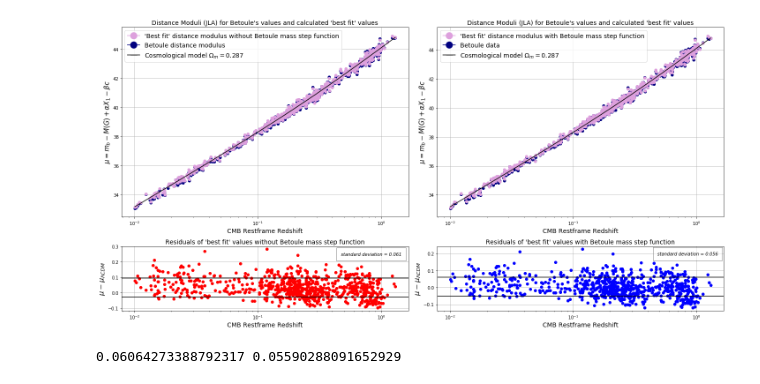
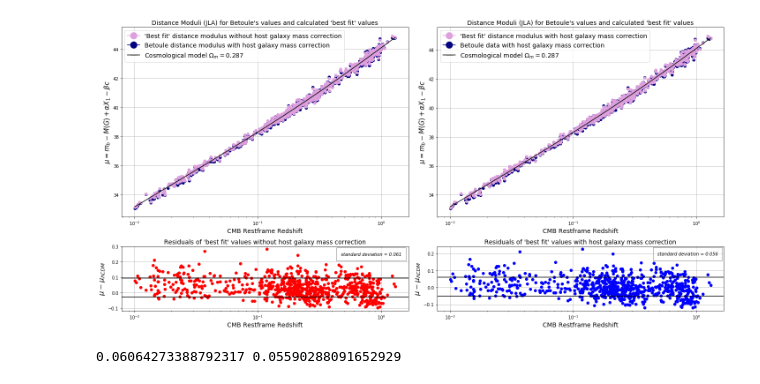
Before and after one commit to KellySkillen/Supernovae, a Jupyter notebook: Comparing Curve Fit (JLA).ipynb, the cells around one changed output. Drawn from its saved outputs; the diff is of its cells as text; code cells hidden in the pictures.

```diff
--- a/Comparing Curve Fit (JLA).ipynb
+++ b/Comparing Curve Fit (JLA).ipynb
@@ -51,9 +51,9 @@ plt.plot(np.sort(data.zcmb), np.sort(data.mu), 'k')
 
 #Making a legend
 plum_line = mlines.Line2D([], [], color='plum', marker='o',markersize=15,
-            label='\'Best fit\' distance modulus without Betoule mass step function')
+            label='\'Best fit\' distance modulus without host galaxy mass correction')
 navy_line = mlines.Line2D([], [], color='navy', marker='o',markersize=15,
-            label='Betoule distance modulus')
+            label='Betoule distance modulus with host galaxy mass correction')
 black_line = mlines.Line2D([], [], color='k', marker='_',markersize=15, label='Cosmological model $\Omega_m = 0.287$')
 plt.legend(handles=[plum_line, navy_line, black_line], fontsize=14)
 
@@ -76,7 +76,7 @@ mean1 = np.mean(data.residuals_nostep)
 plt.subplot2grid((10,20), (7,0), rowspan=3, colspan=10)
 plt.plot(data.zcmb, data.residuals_nostep, 'ro')
 
-plt.title('Residuals of \'best fit\' values without Betoule mass step function', fontsize=14)
+plt.title('Residuals of \'best fit\' values without host galaxy mass correction', fontsize=14)
 plt.xscale('log')
 plt.xlabel('CMB Restframe Redshift', fontsize=14)
 plt.ylabel(r'$\mu - \mu_{\Lambda CDM}$', fontsize=16)
@@ -93,8 +93,8 @@ plt.plot(np.sort(data.zcmb), np.sort(data.mu), 'k')
 
 #Making a legend
 plum_line = mlines.Line2D([], [], color='plum', marker='o',markersize=15,
-            label='\'Best fit\' distance modulus with Betoule mass step function')
-navy_line = mlines.Line2D([], [], color='navy', marker='o',markersize=15, label='Betoule data')
+            label='\'Best fit\' distance modulus with host galaxy mass correction')
+navy_line = mlines.Line2D([], [], color='navy', marker='o',markersize=15, label='Betoule data with host galaxy mass correction')
 black_line = mlines.Line2D([], [], color='k', marker='_',markersize=15, label='Cosmological model $\Omega_m = 0.287$')
 plt.legend(handles=[plum_line, navy_line, black_line], fontsize=14)
 
@@ -104,35 +104,35 @@ plt.xscale('log')
 plt.xlabel('CMB Restframe Redshift', fontsize=14)
 plt.ylabel(r'$\mu = m_{b} - M(G) + \alpha X_{1} - \beta c$', fontsize=15)
 plt.grid(True)
 plt.tight_layout()
 
 #Residuals
 data['residuals_step'] = data.distance_modulus_step - data.Bet_distance_modulus_step
 
 #Standard Deviation
 stat2 = statistics.stdev(data.residuals_step)
 
 #Mean
 mean2 = np.mean(data.residuals_step)
 plt.subplot2grid((10,20), (7,10), rowspan=3, colspan=10)
 plt.plot(data.zcmb, data.residuals_step, 'bo')
 
-plt.title('Residuals of \'best fit\' values with Betoule mass step function', fontsize=14)
+plt.title('Residuals of \'best fit\' values with host galaxy mass correction', fontsize=14)
 plt.xscale('log')
 plt.xlabel('CMB Restframe Redshift', fontsize=14)
 plt.ylabel(r'$\mu - \mu_{\Lambda CDM}$', fontsize=16)
 plt.grid(True)
 plt.axhline(y=(mean2+stat2), color='k')
 plt.axhline(y=(mean2-stat2), color='k')
 plt.text(0.48, 0.19, 'standard deviation = 0.056', style='italic', bbox={'facecolor':'white', 'alpha':0.5, 'pad':10})
 plt.tight_layout()
 
 plt.show()
 print(stat1, stat2)
 fig.savefig('All Supernovae Best Vals Comparison.pdf')
 plt.close(fig)
 # %% [output]
-[figure, old version]
+[figure, new version]
 0.06064273388792317 0.05590288091652929
 # %%
 #my mass step correction
```
Also changed, not shown: parts of 1 cell of this notebook, 6 other files.
